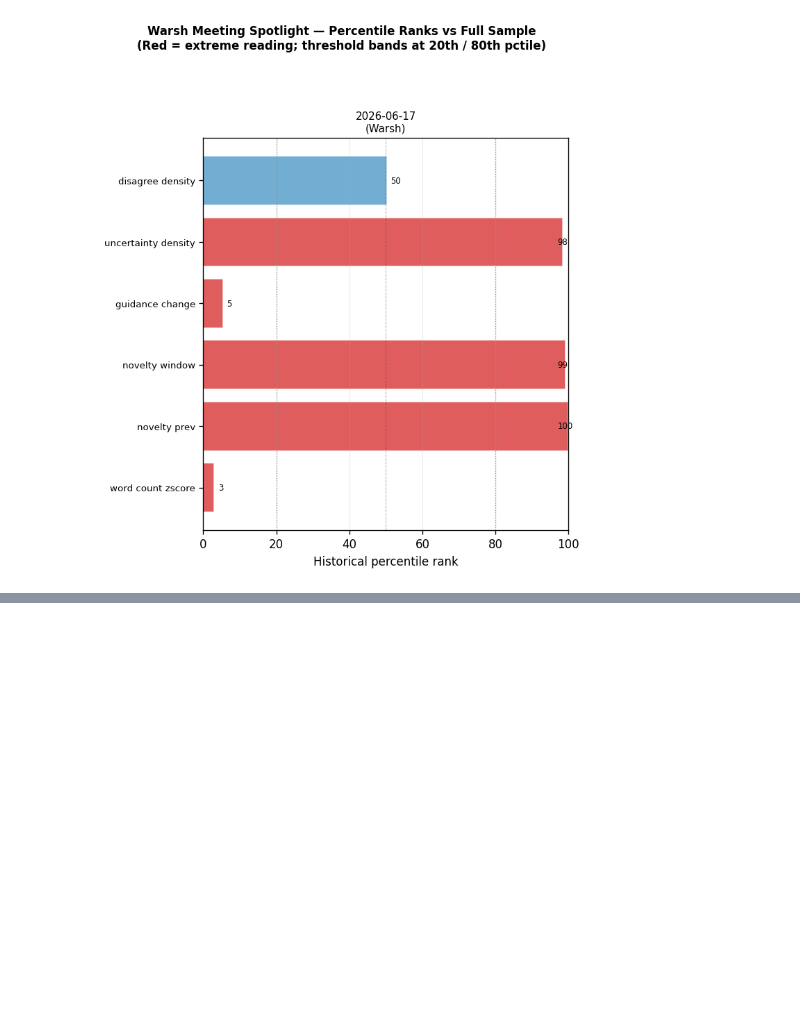
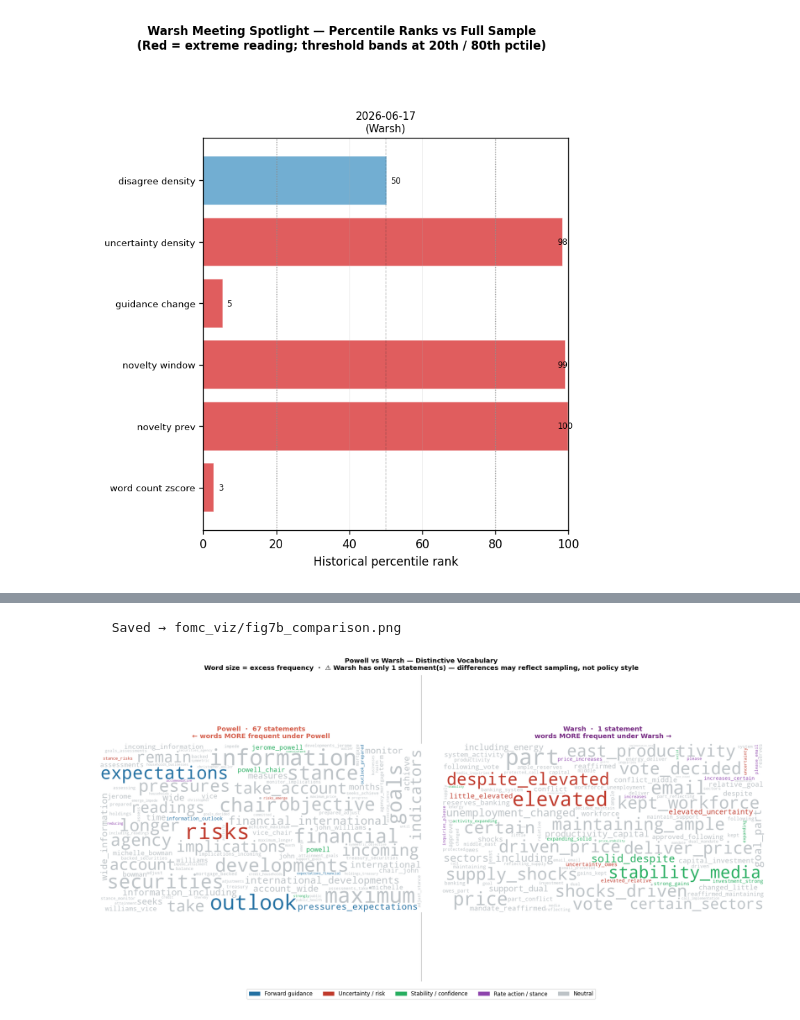
Before and after one commit to ZinuoS/fomc-vol-study, a Jupyter notebook: fomc_pipeline_notebook.ipynb, the cells around one changed output, grey strips where cells are left out. Saved outputs shown, nothing was run; the diff lists cells and outputs as text; code cells hidden in the pictures; blank space fills up the shorter version.

```diff
--- a/fomc_pipeline_notebook.ipynb
+++ b/fomc_pipeline_notebook.ipynb
@@ -2219,0 +2376,74 @@ statement    133
+# %%
+
+def plot_comparison_cloud(freq_tables: dict,
+                          chair_a: str = "Powell",
+                          chair_b: str = "Warsh") -> plt.Figure:
+    """
+    Layout B — side-by-side split cloud.
+    Left panel:  words used MORE by chair_a (sized by excess frequency).
+    Right panel: words used MORE by chair_b.
+    Colour = bucket category.  Caveat printed when chair_b has few statements.
+    """
+    ft_a, ft_b   = freq_tables.get(chair_a, {}), freq_tables.get(chair_b, {})
+    all_words    = set(ft_a) | set(ft_b)
+    diff_a, diff_b = {}, {}
+    for w in all_words:
+        d = ft_a.get(w, 0.0) - ft_b.get(w, 0.0)
+        if  d > 0.004: diff_a[w] =  d
+        elif d < -0.004: diff_b[w] = -d
+
+    color_func = make_category_color_func()
+    shared_max = max(
+        max(diff_a.values()) if diff_a else 0,
+        max(diff_b.values()) if diff_b else 0,
+    ) or 1.0
+
+    fig, (ax_a, ax_b) = plt.subplots(1, 2, figsize=(22, 9),
+                                       gridspec_kw={"wspace": 0.06})
+    n_a = len(_wc_docs[(_wc_docs["doc_type"]=="statement") & (_wc_docs["chair"]==chair_a)])
+    n_b = len(_wc_docs[(_wc_docs["doc_type"]=="statement") & (_wc_docs["chair"]==chair_b)])
+
+    for ax, chair, diffs, n, subtitle in [
+        (ax_a, chair_a, diff_a, n_a, f"← words MORE frequent under {chair_a}"),
+        (ax_b, chair_b, diff_b, n_b, f"words MORE frequent under {chair_b} →"),
+    ]:
+        wc = _make_wc(diffs, color_func, shared_max=shared_max)
+        if wc:
+            ax.imshow(wc, interpolation="bilinear")
+        else:
+            ax.text(0.5, 0.5, f"Insufficient\nunique vocabulary\n({chair})",
+                    ha="center", va="center", fontsize=13, transform=ax.transAxes,
+                    color="#888888")
+        ax.set_title(
+            f"{chair}  ·  {n} statement{'s' if n != 1 else ''}\n{subtitle}",
+            fontsize=12, fontweight="bold",
+            color=_CHAIR_COLORS.get(chair, "#333"), pad=10,
+        )
+        ax.axis("off")
+
+    # Vertical divider
+    fig.add_artist(plt.Line2D([0.5, 0.5], [0.06, 0.93],
+                               transform=fig.transFigure,
+                               color="#cccccc", lw=1.5, zorder=0))
+
+    handles = [mpatches.Patch(color=BUCKET_COLORS[b], label=BUCKET_DISPLAY[b])
+               for b in ["guidance", "uncertainty", "stability", "action", "neutral"]]
+    fig.legend(handles=handles, loc="lower center", ncol=5, fontsize=10,
+               frameon=True, bbox_to_anchor=(0.5, 0.0))
+
+    caveat = (f"⚠ {chair_b} has only {n_b} statement(s) — "
+              "differences may reflect sampling, not policy style")
+    fig.suptitle(
+        f"{chair_a} vs {chair_b} — Distinctive Vocabulary\n"
+        f"Word size = excess frequency  ·  {caveat}",
+        fontsize=12, fontweight="bold",
+    )
+    savefig(fig, "fig7b_comparison")
+    return fig
+
+
+fig7b = plot_comparison_cloud(freq_tables, "Powell", "Warsh")
+plt.show()
+# %% [output]
+  Saved → fomc_viz/fig7b_comparison.png
+[figure, added]
```
Also changed, not shown: parts of 11 cells of this notebook, 1 other file.
